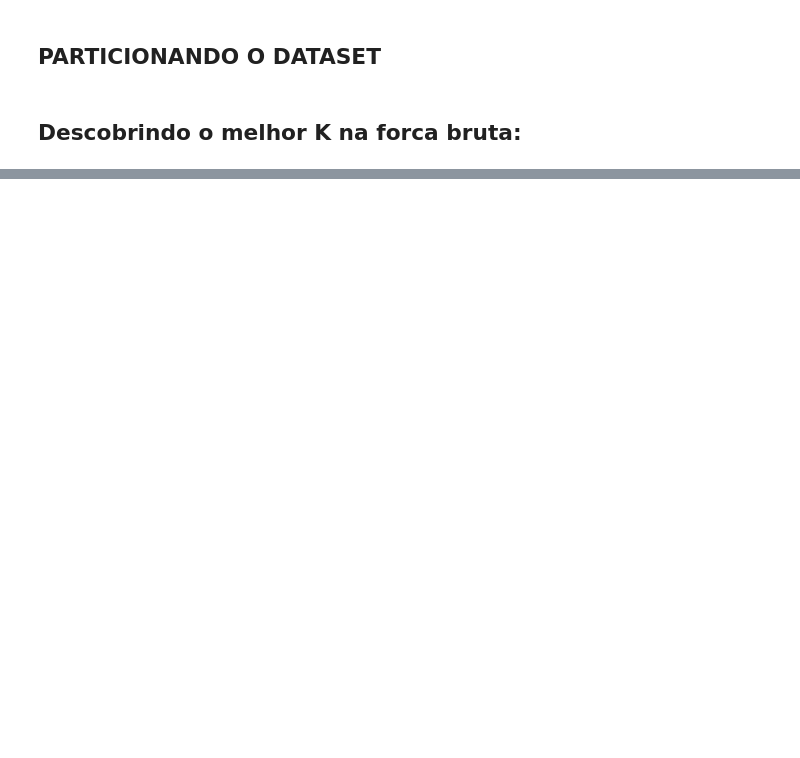
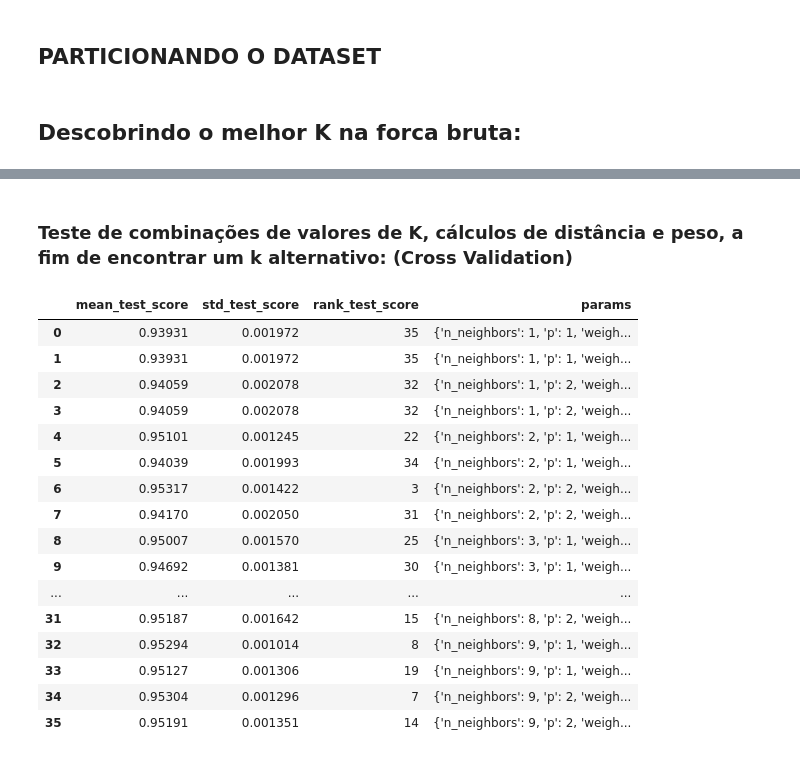
Before and after one commit to gventino/TrabalhosIA, a Jupyter notebook: knn/main.ipynb, the cells around one changed output, grey strips where cells are left out. Drawn from its saved outputs; the diff is of its cells as text; code cells hidden in the pictures; blank space fills up the shorter version.

```diff
--- a/knn/main.ipynb
+++ b/knn/main.ipynb
@@ -110,0 +139,40 @@ Recall: 0.5971764705882353
+# %% [markdown]
+### Teste de combinações de valores de K, cálculos de distância e peso, a fim de encontrar um k alternativo: (Cross Validation)
+# %%
+# K de 1 a 10 pq demora o suficiente já
+k_range = list(range(1,10))
+
+# Peso uniform = 'todos tem peso igual, independe da distancia'
+# Peso distance = 'peso é inverso da dist' -> quanto maior distancia, menos peso
+weight_options = ['uniform', 'distance']
+
+# P = 1 -> distancia City block (abs)
+# P = 2 -> distancia Euclideana (sqr)
+p_values = [1,2]
+
+# Monta o param grid, é um dict
+param_grid = dict(n_neighbors=k_range, weights = weight_options, p = p_values)
+
+# Cria o GridSearchCV usando o knn_classifier pro melhor K
+grid = GridSearchCV(knn_classifier, param_grid, cv= 10, scoring = 'accuracy')
+grid.fit(X,y)
+cv_dataframe = pd.DataFrame(grid.cv_results_)[['mean_test_score', 'std_test_score', 'rank_test_score', 'params']]
+cv_dataframe
+# %% [output]
+|  | mean_test_score | std_test_score | rank_test_score | params |
+| 0 | 0.93931 | 0.001972 | 35 | {'n_neighbors': 1, 'p': 1, 'weigh... |
+| 1 | 0.93931 | 0.001972 | 35 | {'n_neighbors': 1, 'p': 1, 'weigh... |
+| 2 | 0.94059 | 0.002078 | 32 | {'n_neighbors': 1, 'p': 2, 'weigh... |
+| 3 | 0.94059 | 0.002078 | 32 | {'n_neighbors': 1, 'p': 2, 'weigh... |
+| 4 | 0.95101 | 0.001245 | 22 | {'n_neighbors': 2, 'p': 1, 'weigh... |
+| 5 | 0.94039 | 0.001993 | 34 | {'n_neighbors': 2, 'p': 1, 'weigh... |
+| 6 | 0.95317 | 0.001422 | 3 | {'n_neighbors': 2, 'p': 2, 'weigh... |
+| 7 | 0.94170 | 0.002050 | 31 | {'n_neighbors': 2, 'p': 2, 'weigh... |
+| 8 | 0.95007 | 0.001570 | 25 | {'n_neighbors': 3, 'p': 1, 'weigh... |
+| 9 | 0.94692 | 0.001381 | 30 | {'n_neighbors': 3, 'p': 1, 'weigh... |
+| ... | ... | ... | ... | ... |
+| 31 | 0.95187 | 0.001642 | 15 | {'n_neighbors': 8, 'p': 2, 'weigh... |
+| 32 | 0.95294 | 0.001014 | 8 | {'n_neighbors': 9, 'p': 1, 'weigh... |
+| 33 | 0.95127 | 0.001306 | 19 | {'n_neighbors': 9, 'p': 1, 'weigh... |
+| 34 | 0.95304 | 0.001296 | 7 | {'n_neighbors': 9, 'p': 2, 'weigh... |
+| 35 | 0.95191 | 0.001351 | 14 | {'n_neighbors': 9, 'p': 2, 'weigh... |
```
Also changed, not shown: parts of 13 cells of this notebook, 5 other files.
